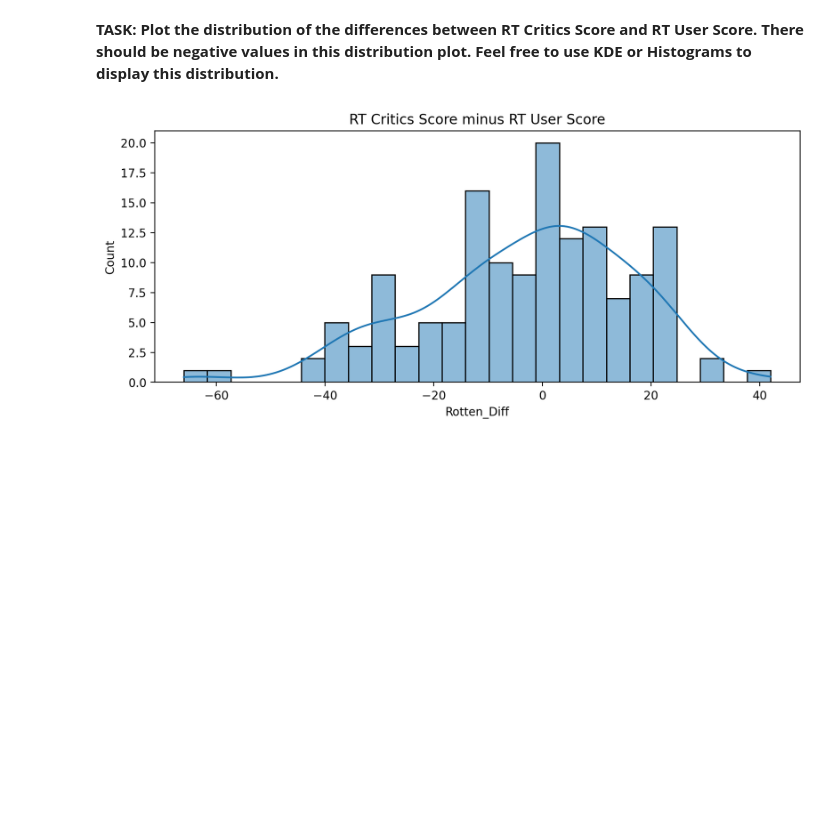
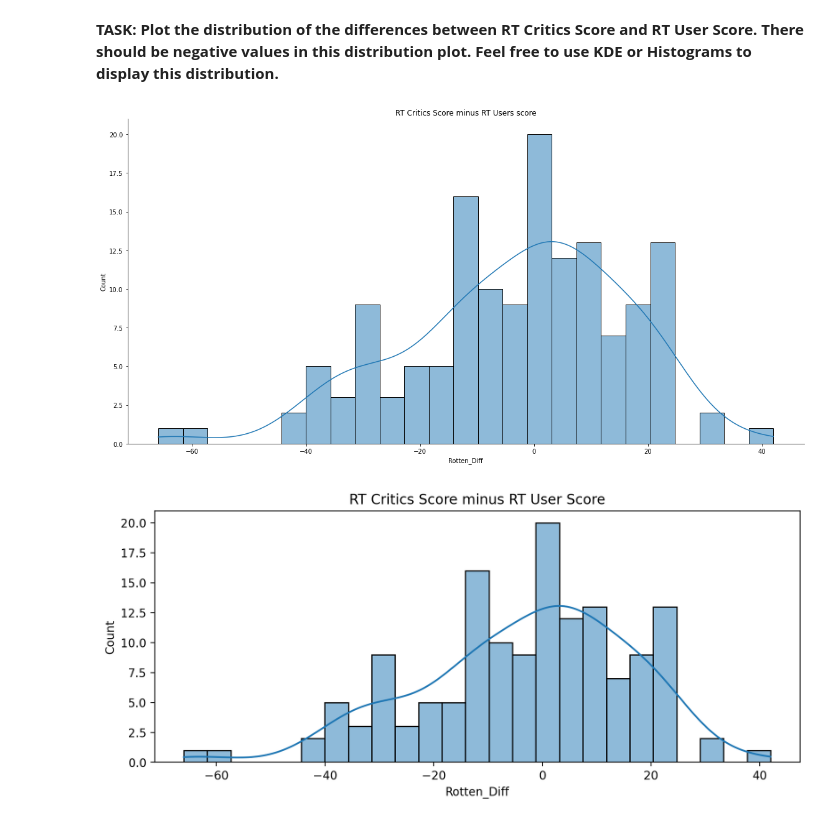
Before and after one commit to AlenGeorg3/fandango-rating-analysis, a Jupyter notebook: 00-Capstone-Project.ipynb, the cells around one changed output. Saved outputs shown, nothing was run; the diff lists cells and outputs as text; code cells hidden in the pictures; blank space fills up the shorter version.

```diff
--- a/00-Capstone-Project.ipynb
+++ b/00-Capstone-Project.ipynb
@@ -450,3 +444,10 @@ abs(all_sites['Rotten_Diff']).mean()
+# %%
+#CODE HERE
+sns.displot(data=all_sites, x='Rotten_Diff', kde=True, height=8, aspect=2, bins=25)
+plt.title('RT Critics Score minus RT Users score')
+plt.show()
+# %% [output]
+[figure, added]
 # %%
 # %% [output]
 [figure]
```
Also changed, not shown: parts of 44 cells of this notebook.
